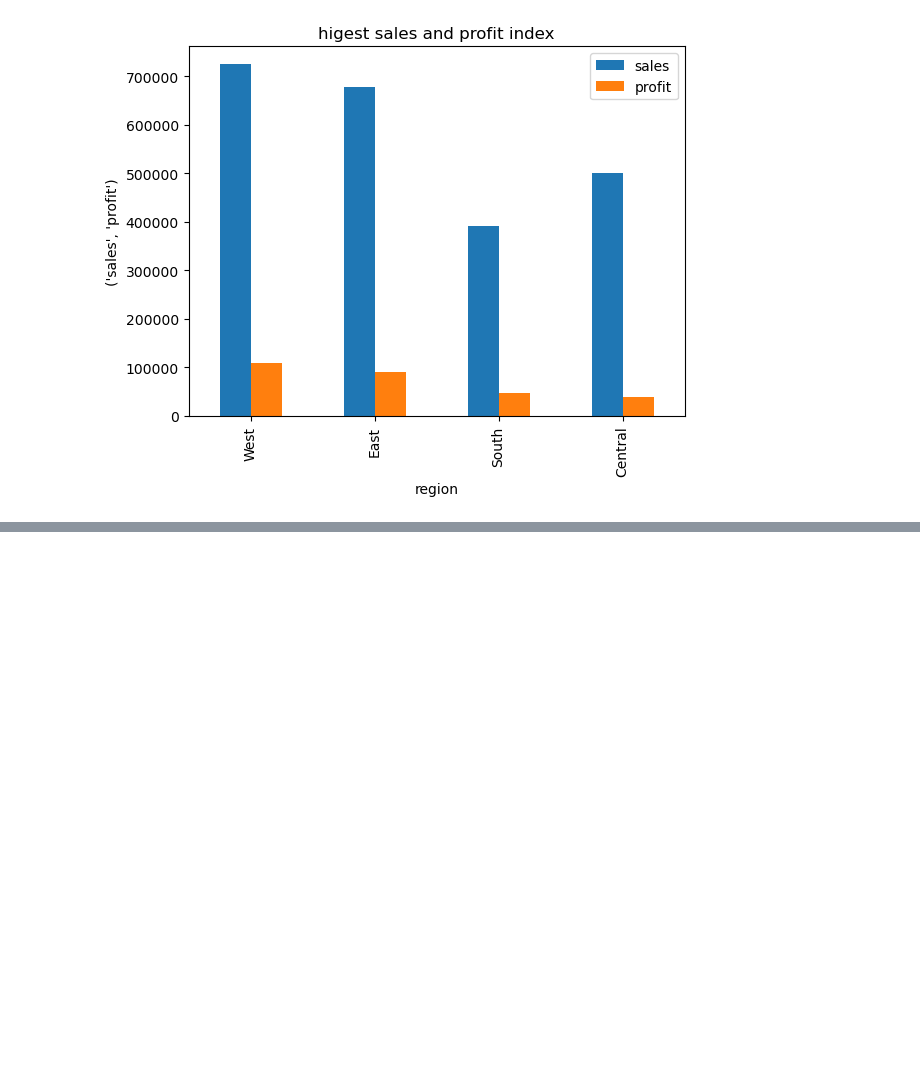
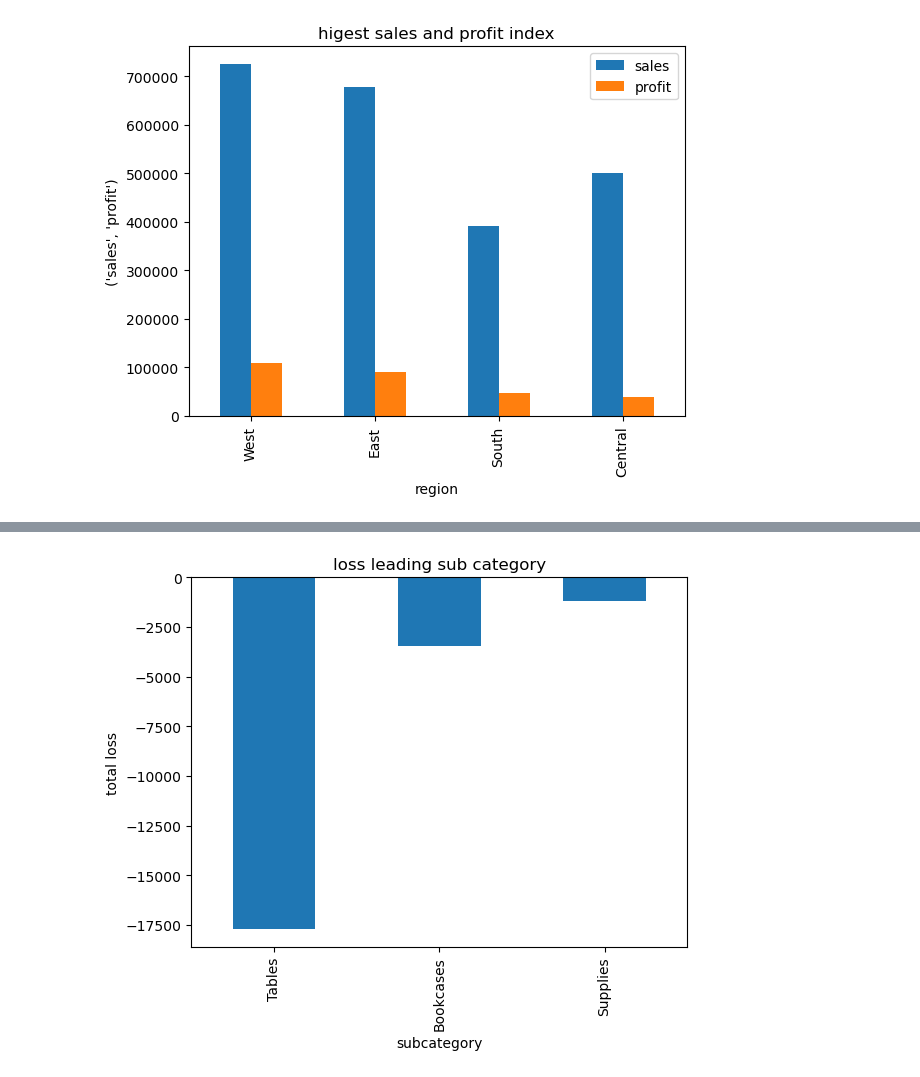
Before and after one commit to kitsune79/sales-trend-analysis, a Jupyter notebook: sales_trend_analysis.ipynb, the cells around one changed output, grey strips where cells are left out. Saved outputs shown, nothing was run; the diff lists cells and outputs as text; code cells hidden in the pictures; blank space fills up the shorter version.

```diff
--- a/sales_trend_analysis.ipynb
+++ b/sales_trend_analysis.ipynb
@@ -134,0 +176,7 @@ plt.show()
+# %%
+sub_category_loss =(
+    df.groupby('subcategory')['profit']
+    .sum()
+    .sort_values(ascending=True)
+)
+sub_category_loss[sub_category_loss<0]
@@ -134,0 +195,6 @@ plt.show()
+# %%
+sub_category_loss[sub_category_loss<0].plot(kind='bar',title="loss leading sub category")
+plt.ylabel('total loss')
+plt.show()
+# %% [output]
+[figure, added]
```
Also changed, not shown: parts of 7 cells of this notebook.
